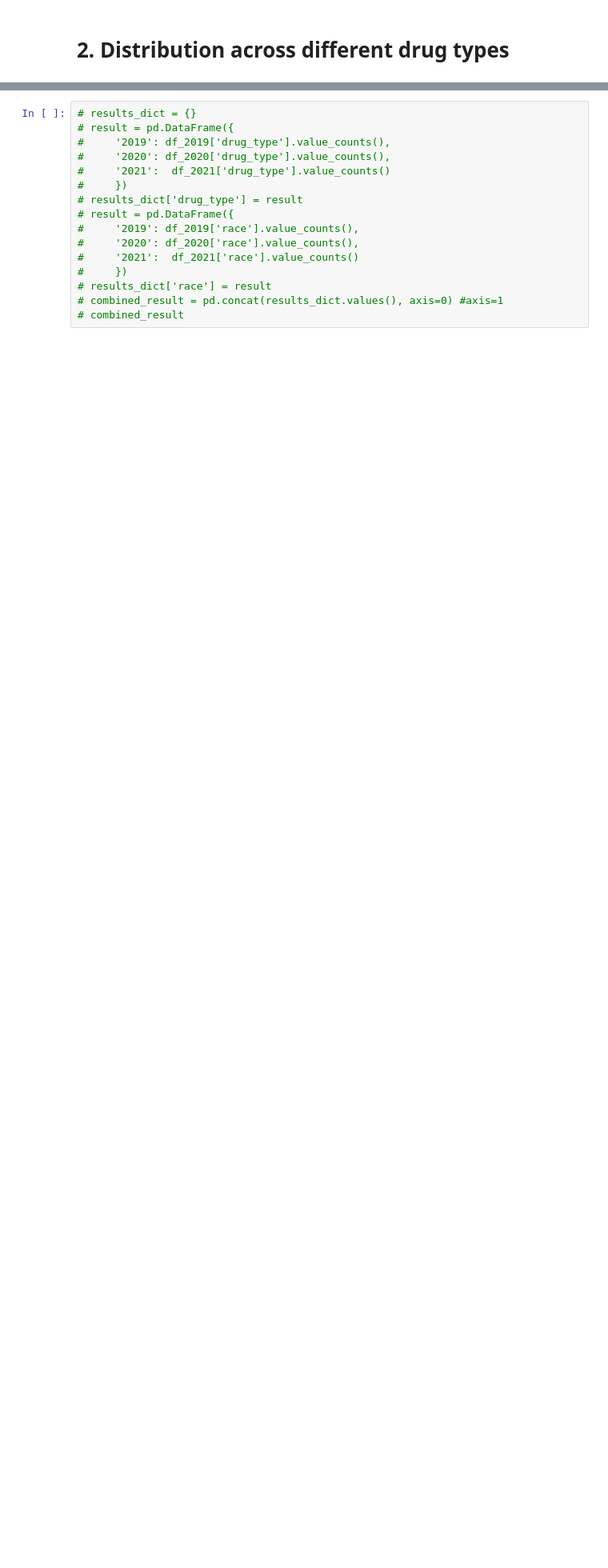
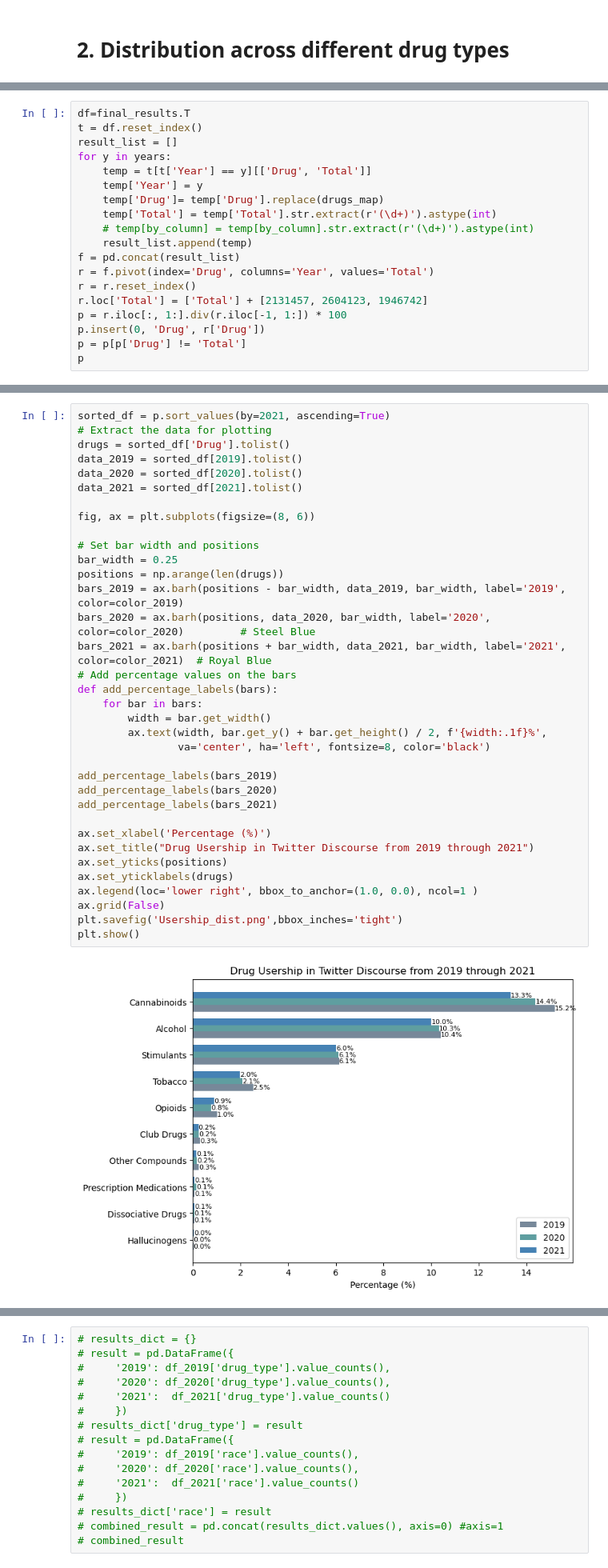
Before and after one commit to JulinaM/DemographicAnalysis, a Jupyter notebook: Trend_Analysis.ipynb, the cells around one changed output, grey strips where cells are left out. Shown at 80% size. Drawn from its saved outputs; the diff is of its cells as text; blank space fills up the shorter version.

```diff
--- a/Trend_Analysis.ipynb
+++ b/Trend_Analysis.ipynb
@@ -385,0 +391,19 @@ Name: 1, dtype: object
+# %%
+df=final_results.T
+t = df.reset_index()
+result_list = []
+for y in years:
+    temp = t[t['Year'] == y][['Drug', 'Total']]
+    temp['Year'] = y
+    temp['Drug']= temp['Drug'].replace(drugs_map)
+    temp['Total'] = temp['Total'].str.extract(r'(\d+)').astype(int)
+    # temp[by_column] = temp[by_column].str.extract(r'(\d+)').astype(int)
+    result_list.append(temp)
+f = pd.concat(result_list)
+r = f.pivot(index='Drug', columns='Year', values='Total')
+r = r.reset_index()
+r.loc['Total'] = ['Total'] + [2131457, 2604123, 1946742]
+p = r.iloc[:, 1:].div(r.iloc[-1, 1:]) * 100
+p.insert(0, 'Drug', r['Drug'])
+p = p[p['Drug'] != 'Total']
+p
@@ -385,0 +422,37 @@ Name: 1, dtype: object
+# %%
+sorted_df = p.sort_values(by=2021, ascending=True)
+# Extract the data for plotting
+drugs = sorted_df['Drug'].tolist()
+data_2019 = sorted_df[2019].tolist()
+data_2020 = sorted_df[2020].tolist()
+data_2021 = sorted_df[2021].tolist()
+
+fig, ax = plt.subplots(figsize=(8, 6))
+
+# Set bar width and positions
+bar_width = 0.25
+positions = np.arange(len(drugs))
+bars_2019 = ax.barh(positions - bar_width, data_2019, bar_width, label='2019', color=color_2019)
+bars_2020 = ax.barh(positions, data_2020, bar_width, label='2020', color=color_2020)         # Steel Blue
+bars_2021 = ax.barh(positions + bar_width, data_2021, bar_width, label='2021', color=color_2021)  # Royal Blue
+# Add percentage values on the bars
+def add_percentage_labels(bars):
+    for bar in bars:
+        width = bar.get_width()
+        ax.text(width, bar.get_y() + bar.get_height() / 2, f'{width:.1f}%',
+                va='center', ha='left', fontsize=8, color='black')
+
+add_percentage_labels(bars_2019)
+add_percentage_labels(bars_2020)
+add_percentage_labels(bars_2021)
+
+ax.set_xlabel('Percentage (%)')
+ax.set_title("Drug Usership in Twitter Discourse from 2019 through 2021")
+ax.set_yticks(positions)
+ax.set_yticklabels(drugs)
+ax.legend(loc='lower right', bbox_to_anchor=(1.0, 0.0), ncol=1 )
+ax.grid(False)
+plt.savefig('Usership_dist.png',bbox_inches='tight')
+plt.show()
+# %% [output]
+[figure, added]
```
Also changed, not shown: parts of 28 cells of this notebook.
